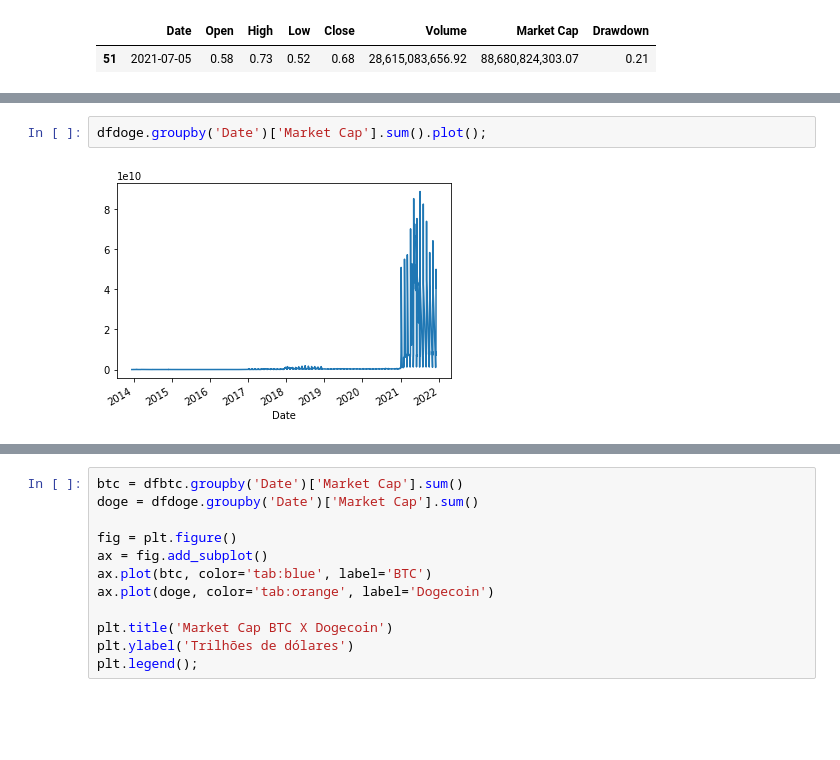
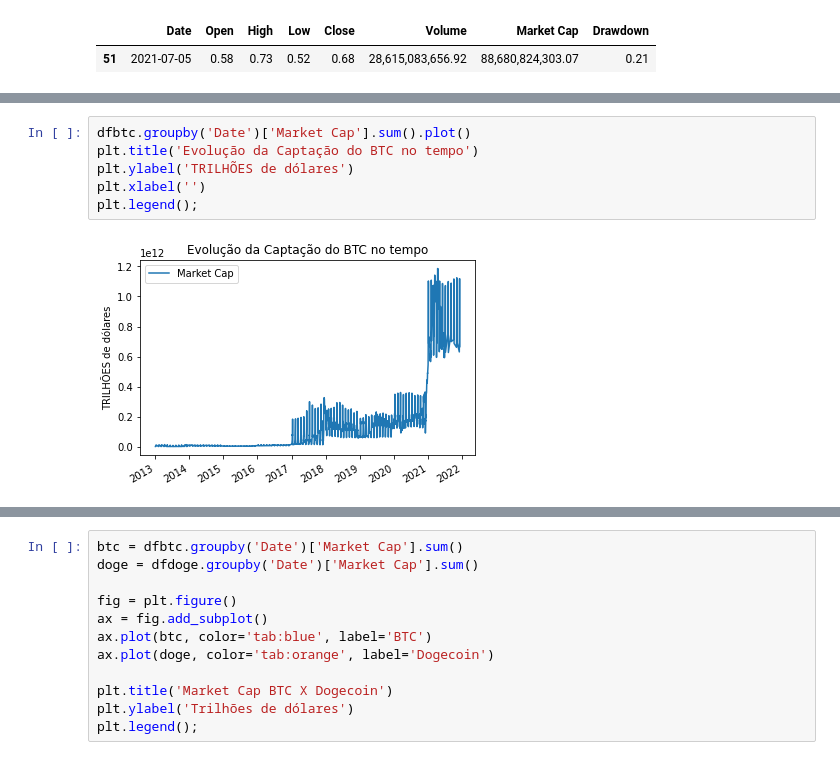
Before and after one commit to HenriquedoVal/BTC-vs-Meme, a Jupyter notebook: BTC_vs_Meme.ipynb, the cells around one changed output, grey strips where cells are left out. Saved outputs shown, nothing was run; the diff lists cells and outputs as text; blank space fills up the shorter version.

```diff
--- a/BTC_vs_Meme.ipynb
+++ b/BTC_vs_Meme.ipynb
@@ -196,4 +187,8 @@ dfbtc.groupby('Date')['Market Cap'].sum().plot();
-# %%
-dfdoge.groupby('Date')['Market Cap'].sum().plot();
-# %% [output]
-[figure, removed]
+# %%
+dfbtc.groupby('Date')['Market Cap'].sum().plot()
+plt.title('Evolução da Captação do BTC no tempo')
+plt.ylabel('TRILHÕES de dólares')
+plt.xlabel('')
+plt.legend();
+# %% [output]
+[figure, added]
```
Also changed, not shown: parts of 7 cells of this notebook.
